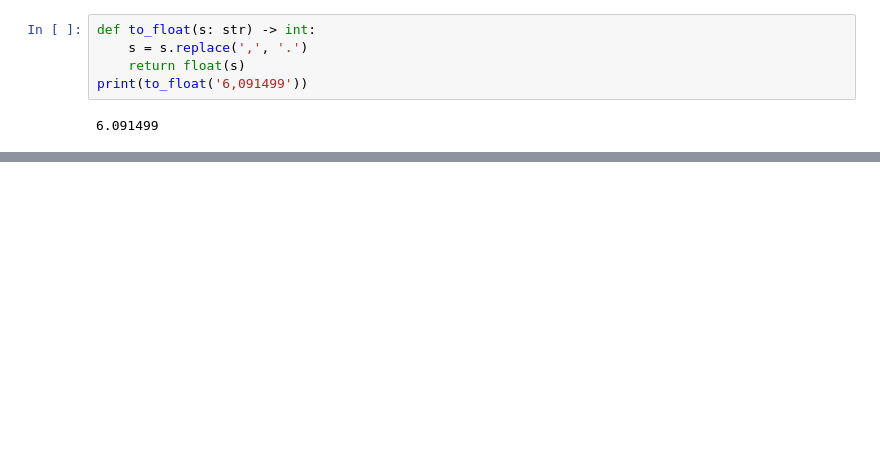
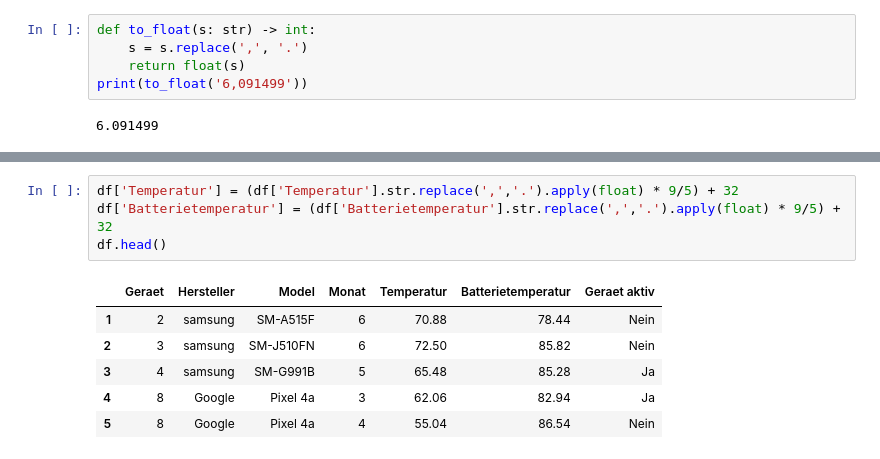
Before and after one commit to um59ipuh/2023-SAKI-um59ipuh-sarker, a Jupyter notebook: project/data/test.ipynb, the cells around one changed output, grey strips where cells are left out. Saved outputs shown, nothing was run; the diff lists cells and outputs as text; blank space fills up the shorter version.

```diff
--- a/project/data/test.ipynb
+++ b/project/data/test.ipynb
@@ -350,0 +467,11 @@ df_tmp
+# %%
+df['Temperatur'] = (df['Temperatur'].str.replace(',','.').apply(float) * 9/5) + 32
+df['Batterietemperatur'] = (df['Batterietemperatur'].str.replace(',','.').apply(float) * 9/5) + 32
+df.head()
+# %% [output]
+|  | Geraet | Hersteller | Model | Monat | Temperatur | Batterietemperatur | Geraet aktiv |
+| 1 | 2 | samsung | SM-A515F | 6 | 70.88 | 78.44 | Nein |
+| 2 | 3 | samsung | SM-J510FN | 6 | 72.50 | 85.82 | Nein |
+| 3 | 4 | samsung | SM-G991B | 5 | 65.48 | 85.28 | Ja |
+| 4 | 8 | Google | Pixel 4a | 3 | 62.06 | 82.94 | Ja |
+| 5 | 8 | Google | Pixel 4a | 4 | 55.04 | 86.54 | Nein |
```
Also changed, not shown: parts of 10 cells of this notebook, 2 other files.
